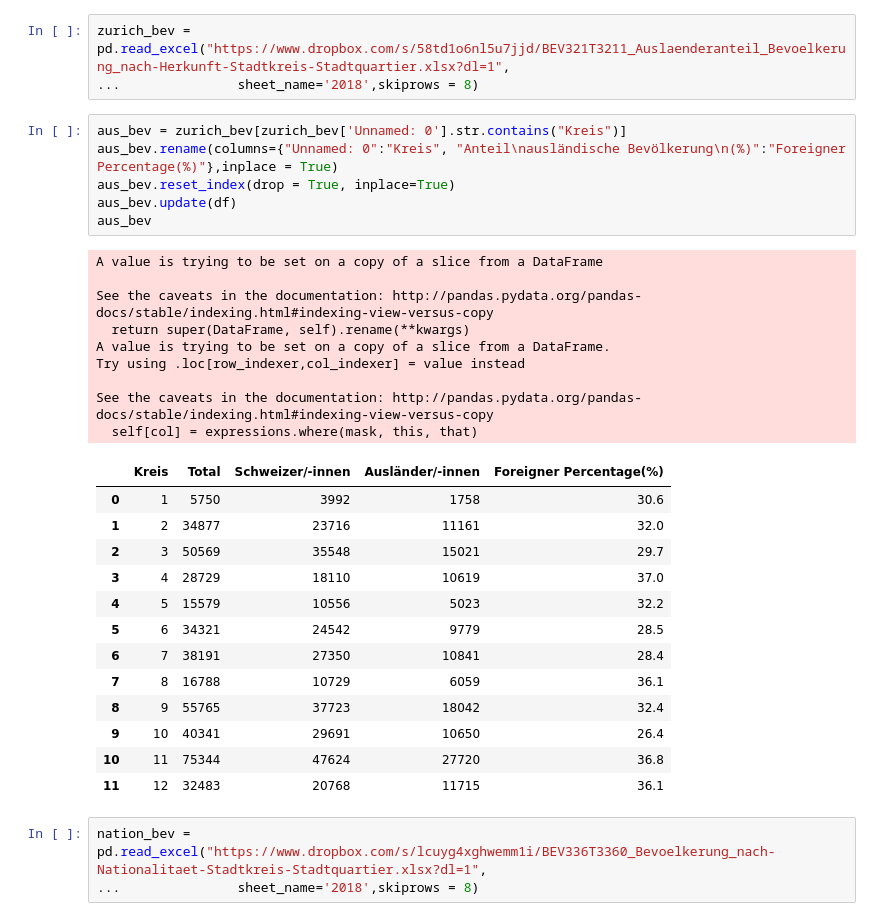
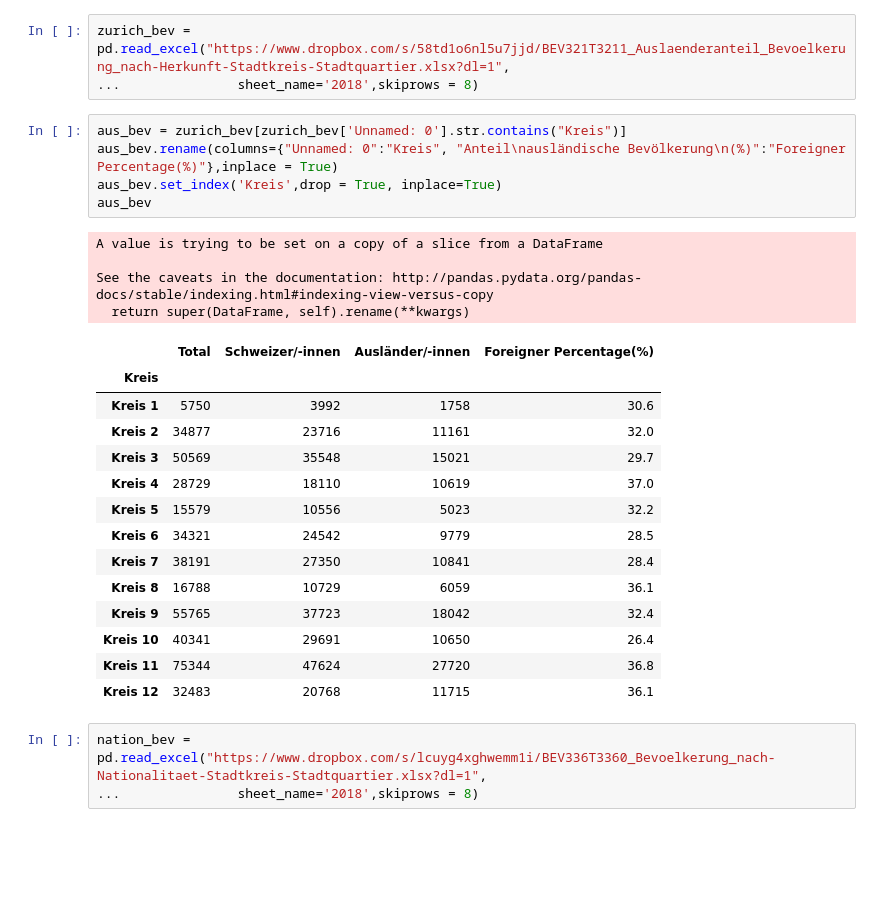
Before and after one commit to chialingyang7718/Coursera_Capstone, a Jupyter notebook: Noodle in Zurich.ipynb, the cells around one changed output. Cells and saved outputs as stored; diff of their text form; blank space fills up the shorter version.

```diff
--- a/Noodle in Zurich.ipynb
+++ b/Noodle in Zurich.ipynb
@@ -176,32 +237,27 @@ zurich_bev = pd.read_excel("https://www.dropbox.com/s/58td1o6nl5u7jjd/BEV321T321
 # %%
 aus_bev = zurich_bev[zurich_bev['Unnamed: 0'].str.contains("Kreis")]
 aus_bev.rename(columns={"Unnamed: 0":"Kreis", "Anteil\nausländische Bevölkerung\n(%)":"Foreigner Percentage(%)"},inplace = True)
-aus_bev.reset_index(drop = True, inplace=True)
-aus_bev.update(df)
+aus_bev.set_index('Kreis',drop = True, inplace=True)
 aus_bev
 # %% [output]
 A value is trying to be set on a copy of a slice from a DataFrame
 
 See the caveats in the documentation: http://pandas.pydata.org/pandas-docs/stable/indexing.html#indexing-view-versus-copy
   return super(DataFrame, self).rename(**kwargs)
-A value is trying to be set on a copy of a slice from a DataFrame.
-Try using .loc[row_indexer,col_indexer] = value instead
-
-See the caveats in the documentation: http://pandas.pydata.org/pandas-docs/stable/indexing.html#indexing-view-versus-copy
-  self[col] = expressions.where(mask, this, that)
-|  | Kreis | Total | Schweizer/-innen | Ausländer/-innen | Foreigner Percentage(%) |
-| 0 | 1 | 5750 | 3992 | 1758 | 30.6 |
-| 1 | 2 | 34877 | 23716 | 11161 | 32.0 |
-| 2 | 3 | 50569 | 35548 | 15021 | 29.7 |
-| 3 | 4 | 28729 | 18110 | 10619 | 37.0 |
-| 4 | 5 | 15579 | 10556 | 5023 | 32.2 |
-| 5 | 6 | 34321 | 24542 | 9779 | 28.5 |
-| 6 | 7 | 38191 | 27350 | 10841 | 28.4 |
-| 7 | 8 | 16788 | 10729 | 6059 | 36.1 |
-| 8 | 9 | 55765 | 37723 | 18042 | 32.4 |
-| 9 | 10 | 40341 | 29691 | 10650 | 26.4 |
-| 10 | 11 | 75344 | 47624 | 27720 | 36.8 |
-| 11 | 12 | 32483 | 20768 | 11715 | 36.1 |
+|  | Total | Schweizer/-innen | Ausländer/-innen | Foreigner Percentage(%) |
+| Kreis |  |  |  |  |
+| Kreis 1 | 5750 | 3992 | 1758 | 30.6 |
+| Kreis 2 | 34877 | 23716 | 11161 | 32.0 |
+| Kreis 3 | 50569 | 35548 | 15021 | 29.7 |
+| Kreis 4 | 28729 | 18110 | 10619 | 37.0 |
+| Kreis 5 | 15579 | 10556 | 5023 | 32.2 |
+| Kreis 6 | 34321 | 24542 | 9779 | 28.5 |
+| Kreis 7 | 38191 | 27350 | 10841 | 28.4 |
+| Kreis 8 | 16788 | 10729 | 6059 | 36.1 |
+| Kreis 9 | 55765 | 37723 | 18042 | 32.4 |
+| Kreis 10 | 40341 | 29691 | 10650 | 26.4 |
+| Kreis 11 | 75344 | 47624 | 27720 | 36.8 |
+| Kreis 12 | 32483 | 20768 | 11715 | 36.1 |
 # %%
 nation_bev = pd.read_excel("https://www.dropbox.com/s/lcuyg4xghwemm1i/BEV336T3360_Bevoelkerung_nach-Nationalitaet-Stadtkreis-Stadtquartier.xlsx?dl=1",
 ...               sheet_name='2018',skiprows = 8)
```
Also changed, not shown: parts of 19 cells of this notebook.
